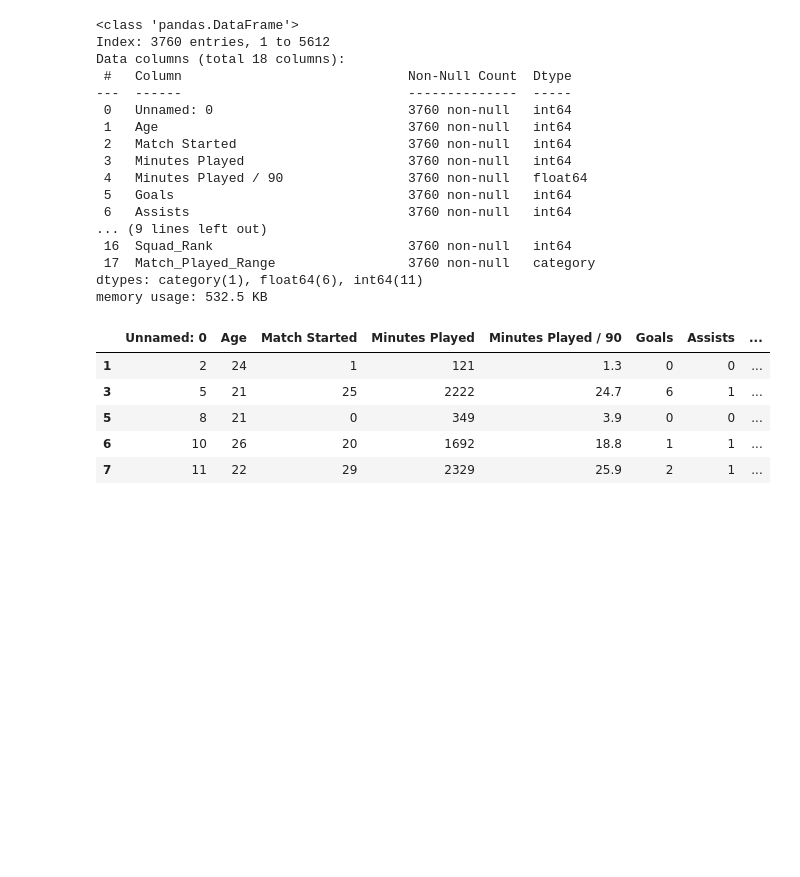
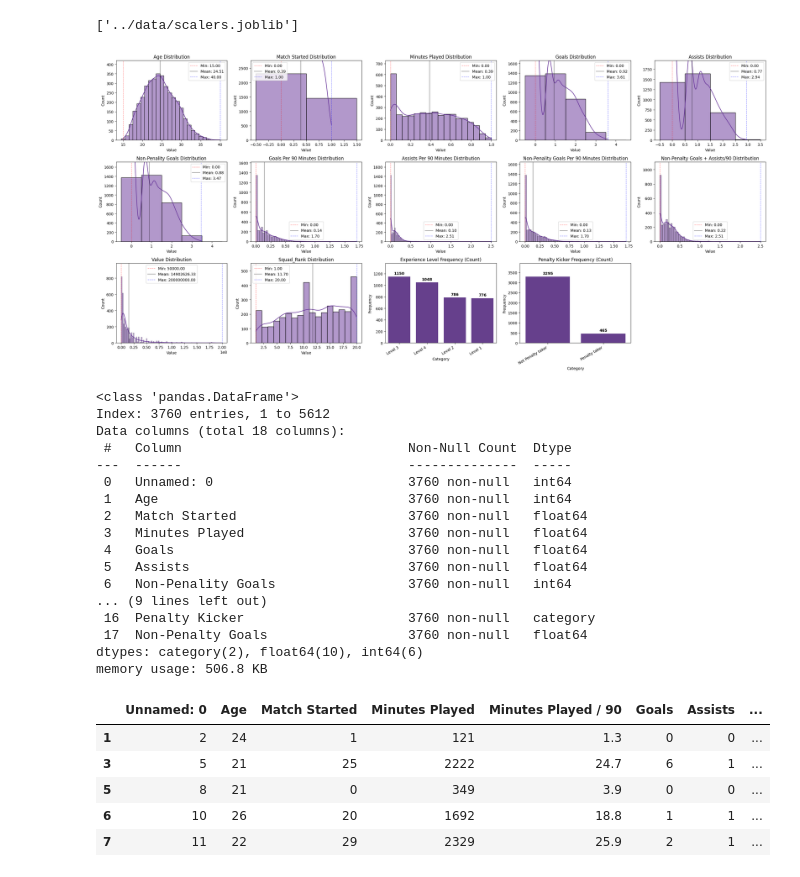
Before and after one commit to Juhyeong-Pang/MarketValuePrediction, a Jupyter notebook: notebooks/Preprocess.ipynb, the cells around one changed output. Saved outputs shown, nothing was run; the diff lists cells and outputs as text; code cells hidden in the pictures; blank space fills up the shorter version.

Commit message:
Feature Engineering Performed

```diff
--- a/notebooks/Preprocess.ipynb
+++ b/notebooks/Preprocess.ipynb
@@ -23,32 +19,2 @@ test_df.head()
-# %%
-def feature_engineering(input_df):
-    # Filter only FW & MF
-    df = input_df[(input_df["FW"] == 1) | (input_df["MF"] == 1)]
-    df = df.drop(columns=["DF", "GK"])
-
-    # Drop columns
-    df = df.drop(columns=["Goals + Assists", "Penalty Kick Attempted", "Yellow Cards", "Red Cards", "G+A Per 90 Minutes", "Minutes Played / 90"])
-
-    # Bin "Match Played"
-    df["Experience_Level"] = pd.cut(
-        df["Match Played"],
-        bins=[0, 10, 20, 30, 100],
-        labels=["Level 1", "Level 2", "Level 3", "Level 4"]
-    )
-    df = df.drop(columns=["Match Played"])
-
-    # Binarize "Penalty Kick Goals"
-
-
-    # Min-Max Scale "Match Started", "Minutes Played"
-
-
-    # Log Transform "Goals", "Assists", "Non-Penalty Goals"
-
-
-    # Log Transform (f(x) = ln(x + 1)) "Goals Per 90 Minutes", "Assists Per 90 Minutes", "Non-Penalty Goals Per 90 Minutes", "Non-Penalty Goals + Assists/90"
-
-
-    return df
 # %%
-temp_df = feature_engineering(train_df)
+temp_df, scalers = feature_engineering(train_df)
@@ -55,3 +30,11 @@ temp_df = feature_engineering(train_df)
+# %%
+joblib.dump(scalers, os.path.join("..", "data", "scalers.joblib"))
+# %% [output]
+['../data/scalers.joblib']
+# %%
+plot_entire_distribution(temp_df)
+# %% [output]
+[figure, added]
 # %%
 # temp_df.head()
 temp_df.info()
@@ -63,16 +46,16 @@ Data columns (total 18 columns):
 ---  ------                             --------------  -----
  0   Unnamed: 0                         3760 non-null   int64
  1   Age                                3760 non-null   int64
- 2   Match Started                      3760 non-null   int64
- 3   Minutes Played                     3760 non-null   int64
- 4   Minutes Played / 90                3760 non-null   float64
- 5   Goals                              3760 non-null   int64
- 6   Assists                            3760 non-null   int64
+ 2   Match Started                      3760 non-null   float64
+ 3   Minutes Played                     3760 non-null   float64
+ 4   Goals                              3760 non-null   float64
+ 5   Assists                            3760 non-null   float64
+ 6   Non-Penality Goals                 3760 non-null   int64
 ... (9 lines left out)
- 16  Squad_Rank                         3760 non-null   int64
- 17  Match_Played_Range                 3760 non-null   category
-dtypes: category(1), float64(6), int64(11)
-memory usage: 532.5 KB
+ 16  Penalty Kicker                     3760 non-null   category
+ 17  Non-Penalty Goals                  3760 non-null   float64
+dtypes: category(2), float64(10), int64(6)
+memory usage: 506.8 KB
 # %%
 temp_df.head()
 # %% [output]
```
Also changed, not shown: parts of 3 cells of this notebook, 5 other files.
